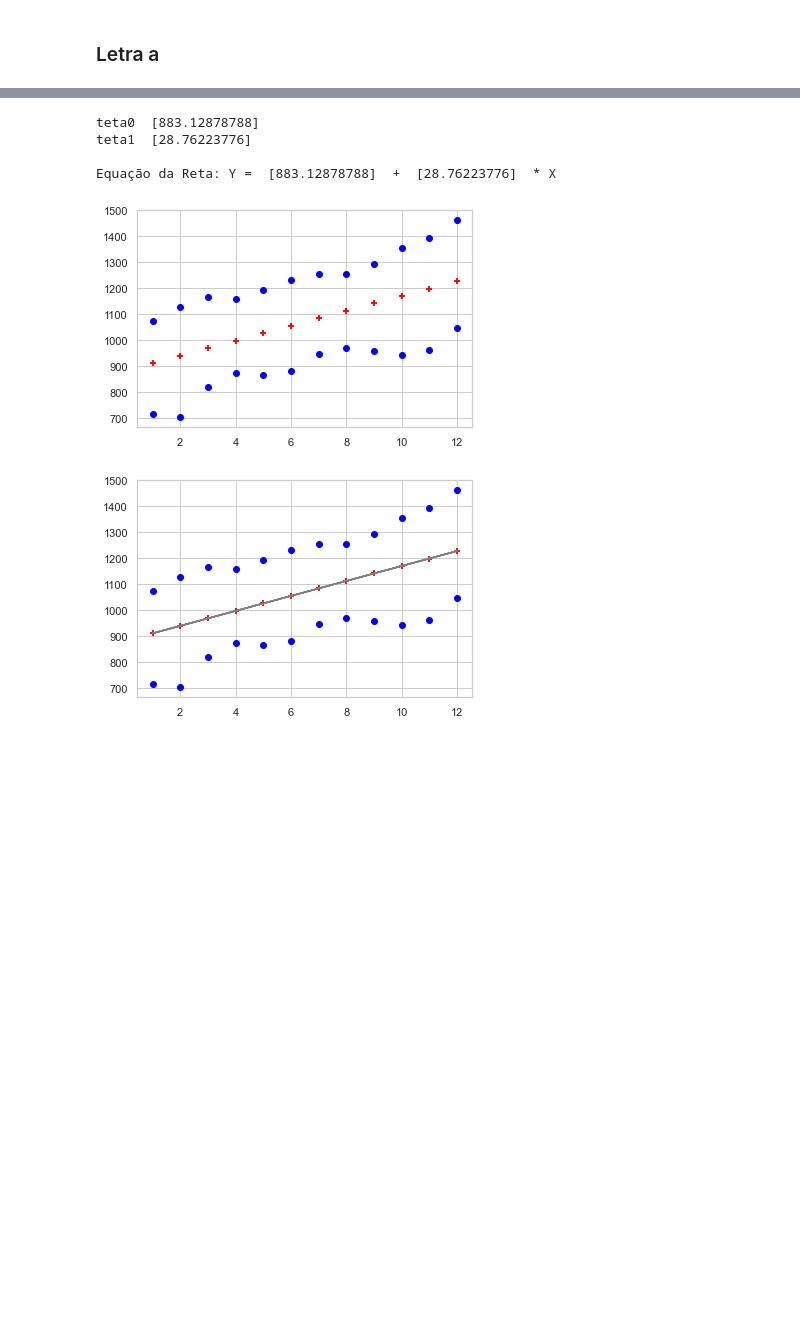
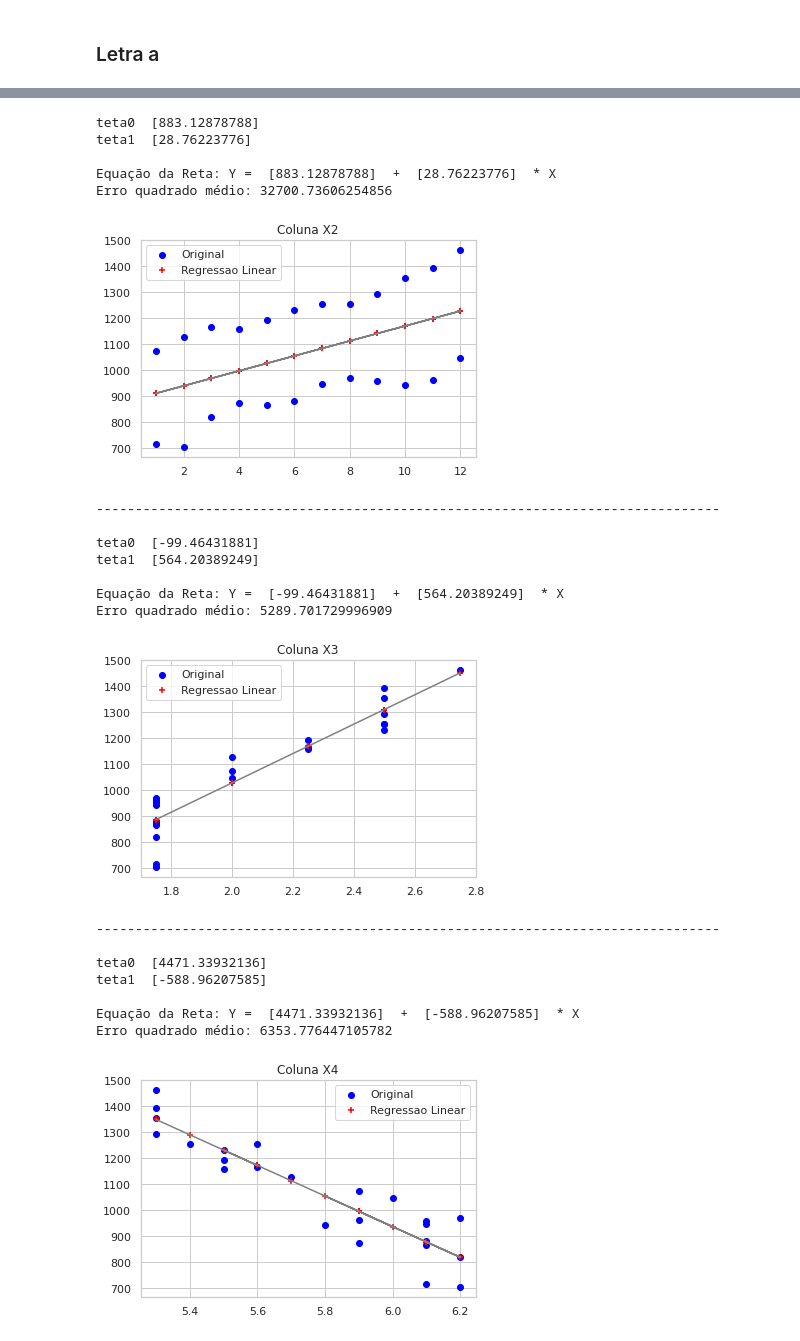
Before and after one commit to MarcosEduard0/Intelig-ncia-Artificial, a Jupyter notebook: Regrecao Linear/regressao-linear-aula.ipynb, the cells around one changed output, grey strips where cells are left out. Saved outputs shown, nothing was run; the diff lists cells and outputs as text; code cells hidden in the pictures; blank space fills up the shorter version.

```diff
--- a/Regrecao Linear/regressao-linear-aula.ipynb
+++ b/Regrecao Linear/regressao-linear-aula.ipynb
@@ -244,33 +258,49 @@ plt.show()
 # %%
-reg = linear_model.LinearRegression()
-reg.fit(X, Y)
+Xs.pop(0)
+for idx, x in enumerate(Xs):
+    reg = linear_model.LinearRegression()
+    reg.fit(x, Y)
+    teta1 = reg.coef_[0]
+    teta0 = reg.intercept_
 
-teta1 = reg.coef_[0]
-teta0 = reg.intercept_
+    print()
+    print('teta0 ',teta0)
+    print('teta1 ',teta1)
+    print()
+    print('Equação da Reta: Y = ', teta0,' + ',teta1,' * X' )
 
-print()
-print('teta0 ',teta0)
-print('teta1 ',teta1)
-print()
-print('Equação da Reta: Y = ', teta0,' + ',teta1,' * X' )
+    # plotando os pontos previstos e a reta
+    Y_pred_media = teta0+teta1*x
+    print("Erro quadrado médio:", mean_squared_error(Y,Y_pred_media))
 
-# plotando os pontos previstos e a reta
-Y_pred_media = teta0+teta1*X
-
-plt.scatter(X, Y,marker='o',color='blue')  #pontos originais
-plt.scatter(X, Y_pred_media,marker='+',color='red') #pontos previstos
-plt.savefig('pontos_originais_previstos.png')
-plt.show()
-
-plt.scatter(X, Y,marker='o',color='blue')  #pontos originais
-plt.scatter(X, Y_pred_media,marker='+',color='red') #pontos previstos
-plt.plot(X, Y_pred_media, color='gray')
-plt.savefig('reta_prevista.png')
-plt.show()
+    plt.scatter(x, Y,marker='o',color='blue')  #pontos originais
+    plt.scatter(x, Y_pred_media,marker='+',color='red') #pontos previstos
+    plt.plot(x, Y_pred_media, color='gray')
+    plt.title("Coluna X{}".format(idx+2))
+    plt.savefig('reta_prevista.png')
+    plt.legend(['Original', 'Regressao Linear'])
+    plt.show()
+    print(80*"-")
 # %% [output]
 teta0  [883.12878788]
 teta1  [28.76223776]
 
 Equação da Reta: Y =  [883.12878788]  +  [28.76223776]  * X
+Erro quadrado médio: 32700.73606254856
-[figure, old version]
+[figure, new version]
+--------------------------------------------------------------------------------
+
+teta0  [-99.46431881]
+teta1  [564.20389249]
+
+Equação da Reta: Y =  [-99.46431881]  +  [564.20389249]  * X
+Erro quadrado médio: 5289.701729996909
-[figure, old version]
+[figure, new version]
+--------------------------------------------------------------------------------
+
+teta0  [4471.33932136]
+teta1  [-588.96207585]
+
+Equação da Reta: Y =  [4471.33932136]  +  [-588.96207585]  * X
+Erro quadrado médio: 6353.776447105782
+[figure, added]
```
Also changed, not shown: parts of 9 cells of this notebook, 7 other files.
